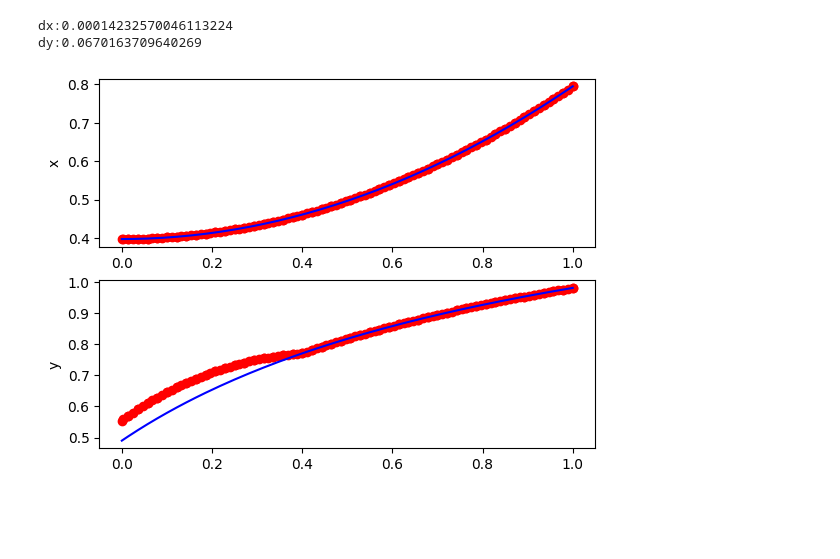
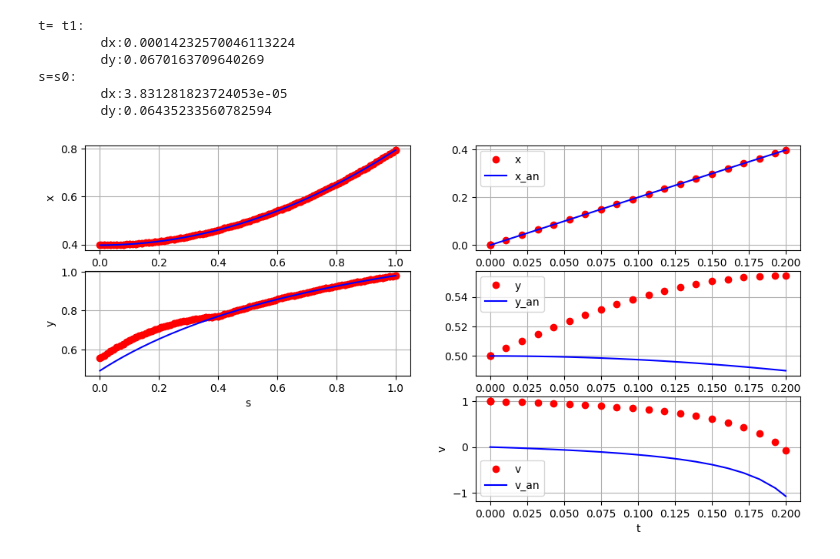
Before and after one commit to Dann38/model_rectification_column, a Jupyter notebook: experiments/math-program method.ipynb, the cells around one changed output. Drawn from its saved outputs; the diff is of its cells as text; code cells hidden in the pictures; blank space fills up the shorter version.

```diff
--- a/experiments/math-program method.ipynb
+++ b/experiments/math-program method.ipynb
@@ -41,58 +42,63 @@ hyp_problem = HypProblem(T=T, S=S, C=C, B=[[B11, B12], [B21, B22]],
 mesh = Mesh(hyp_problem, 70)
 solver = Solver()
 # %%
-def plot_final(mesh):
+def plot_sys(mesh):
+    plt.figure(figsize=(12,6))
+
     nodes = mesh.get_border(type_border="final", sort_s=True)
     s = [node[0][2] for node in nodes]
     x = [node[1][0][0] for node in nodes]
     y = [node[1][0][1] for node in nodes]
 
-    plt.subplot(2, 1, 1)
+    plt.subplot(3, 2, 1)
     plt.plot(s, x, "ro")
     plt.plot(s, [x_an(si, T[1]) for si in s], "b-")
     plt.ylabel("x")
-    plt.subplot(2, 1, 2)
+    plt.grid()
+    plt.subplot(3, 2, 3)
     plt.plot(s, y, "ro")
     plt.plot(s, [y_an(si, T[1]) for si in s], "b-")
     plt.ylabel("y")
+    plt.xlabel("s")
+    plt.grid()
 
     deltas_x = [abs(xi-x_an(si,T[1])) for si, xi in zip(s, x)]
     deltas_y = [abs(yi-y_an(si,T[1])) for si, yi in zip(s, y)]
 
-    print(f"dx:{np.max(deltas_x)}\ndy:{np.max(deltas_y)}")
+    print(f"t= t1:\n\tdx:{np.max(deltas_x)}\n\tdy:{np.max(deltas_y)}")
 
-
-def plot_left(mesh):
     nodes = mesh.get_border(type_border="left", sort_t=True)
     t = [node[0][3] for node in nodes]
     x = [node[1][0][0] for node in nodes]
     y = [node[1][0][1] for node in nodes]
-    print(y)
-    plt.subplot(2, 1, 1)
+    plt.subplot(3, 2, 2)
     plt.plot(t, x, "ro")
     plt.plot(t, [x_an(S[0], ti) for ti in t], "b-")
-    plt.ylabel("x")
-    plt.subplot(2, 1, 2)
+    plt.grid()
+    plt.legend(["x", "x_an"])
+    plt.subplot(3, 2, 4)
     plt.plot(t, y, "ro")
     plt.plot(t, [y_an(S[0], ti) for ti in t], "b-")
-    plt.ylabel("y")
+    plt.legend(["y", "y_an"])
+    plt.grid()
 
     deltas_x = [abs(xi-x_an(S[0],ti)) for ti, xi in zip(t, x)]
     deltas_y = [abs(yi-y_an(S[0],ti)) for ti, yi in zip(t, y)]
 
-    print(f"dx:{np.max(deltas_x)}\ndy:{np.max(deltas_y)}")
+    print(f"s=s0:\n\tdx:{np.max(deltas_x)}\n\tdy:{np.max(deltas_y)}")
 
 
-def plot_v(mesh, hyp_problem):
     nodes = mesh.get_border(type_border="left", sort_t=True)
     t = [node[0][3] for node in nodes]
     v_true = [G22_true(ti) for ti in t]
     v = [hyp_problem.G22(ti) for ti in t]
-
+    plt.subplot(3, 2, 6)
     plt.plot(t, v, "ro")
     plt.plot(t, v_true, "b-")
     plt.legend(["v", "v_an"])
     plt.ylabel("v")
+    plt.xlabel("t")
+    plt.grid()
 # %%
 # Первое приближение ===============================================
 # uk_0 = np.random.random(len(t_h))
@@ -105,8 +111,12 @@ solver.solve_initial(mesh, hyp_problem)
 solver.solver_center(mesh, hyp_problem)
 solver.solver_final(mesh, hyp_problem)
 # %%
-plot_final(mesh)
+plot_sys(mesh)
 # %% [output]
-dx:0.00014232570046113224
-dy:0.0670163709640269
+t= t1:
+        dx:0.00014232570046113224
+        dy:0.0670163709640269
+s=s0:
+        dx:3.831281823724053e-05
+        dy:0.06435233560782594
-[figure, old version]
+[figure, new version]
```
Also changed, not shown: parts of 7 cells of this notebook, 3 other files.
